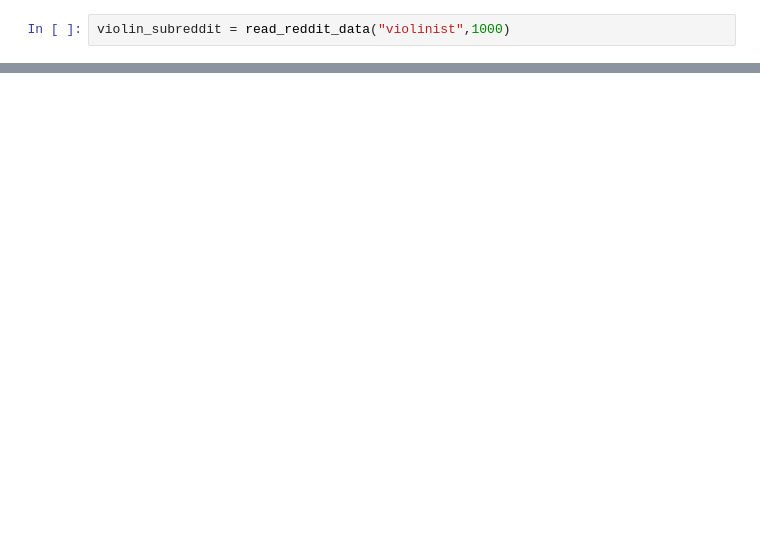
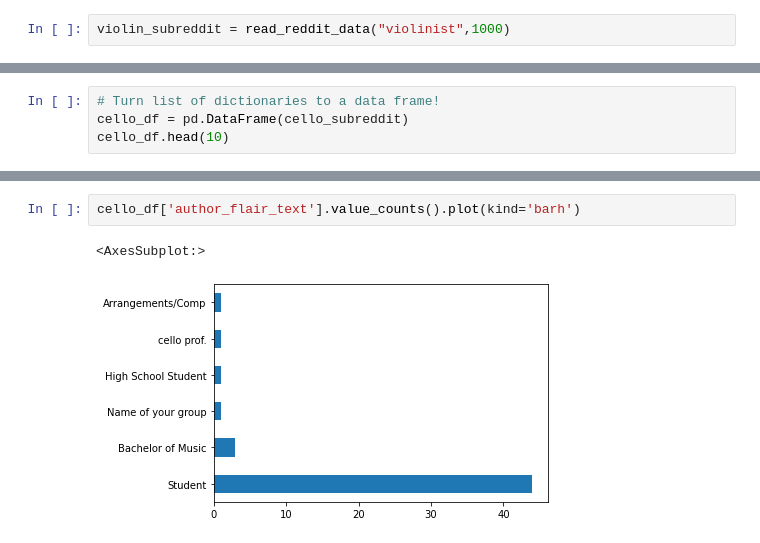
Before and after one commit to vaishnavibrungi/reddit, a Jupyter notebook: code/data_wrangling.ipynb, the cells around one changed output, grey strips where cells are left out. Saved outputs shown, nothing was run; the diff lists cells and outputs as text; blank space fills up the shorter version.

```diff
--- a/code/data_wrangling.ipynb
+++ b/code/data_wrangling.ipynb
@@ -60,0 +77,4 @@ violinist_df
+# %%
+# Turn list of dictionaries to a data frame!
+cello_df = pd.DataFrame(cello_subreddit)
+cello_df.head(10)
@@ -60,0 +103,5 @@ violinist_df
+# %%
+cello_df['author_flair_text'].value_counts().plot(kind='barh')
+# %% [output]
+<AxesSubplot:>
+[figure, added]
```
Also changed, not shown: parts of 59 cells of this notebook, 3 other files.
